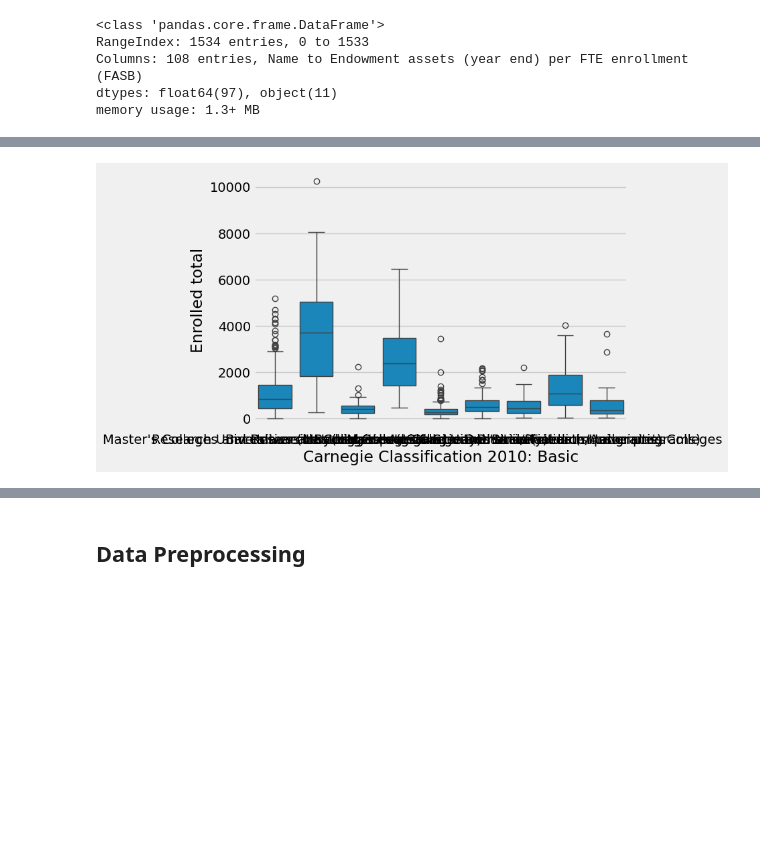
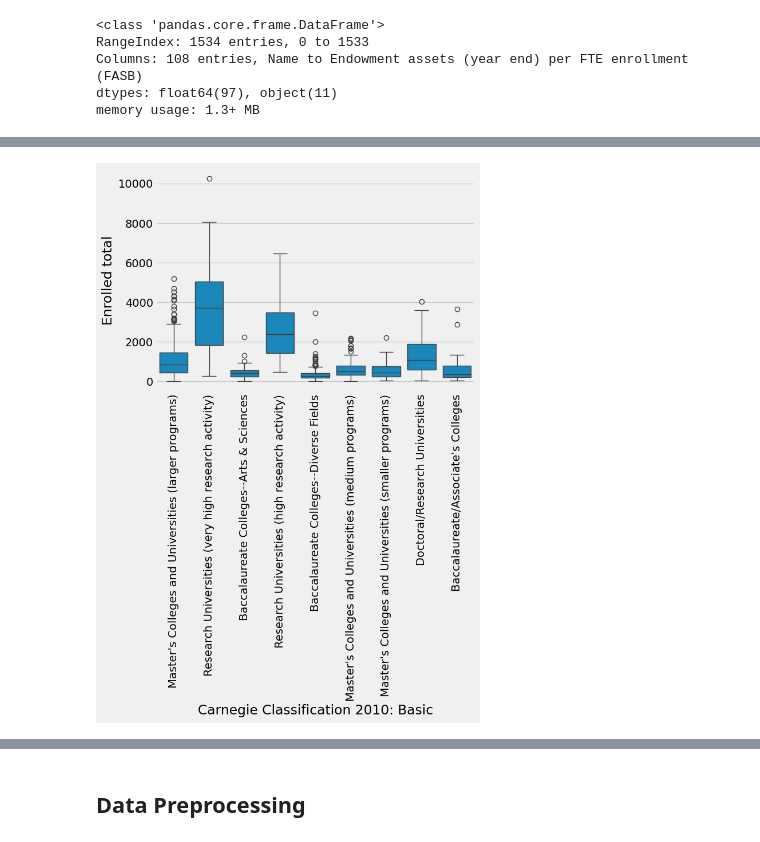
Before and after one commit to sah9j/FinalDataDive, a Jupyter notebook: main.ipynb, the cells around one changed output, grey strips where cells are left out. Cells and saved outputs as stored; diff of their text form; code cells hidden in the pictures; blank space fills up the shorter version.

Commit message:
Step 1: fixed plots

```diff
--- a/main.ipynb
+++ b/main.ipynb
@@ -103,8 +103,9 @@ df.head()
 | 3 | University of Alabama in Huntsville | 2054.0 | 1656.0 | 651.0 | 34.0 | ... |
 | 4 | Alabama State University | 10245.0 | 5251.0 | 1479.0 | 18.0 | ... |
 # %%
-sns.boxplot(x='Carnegie Classification 2010: Basic',y='Enrolled total', data=df)
+ax = sns.boxplot(x='Carnegie Classification 2010: Basic',y='Enrolled total', data=df)
+ax.set_xticklabels(ax.get_xticklabels(),rotation=90)
 plt.show()
 # %% [output]
-[figure, old version]
+[figure, new version]
 # %%
```
Also changed, not shown: parts of 1 cell of this notebook.
